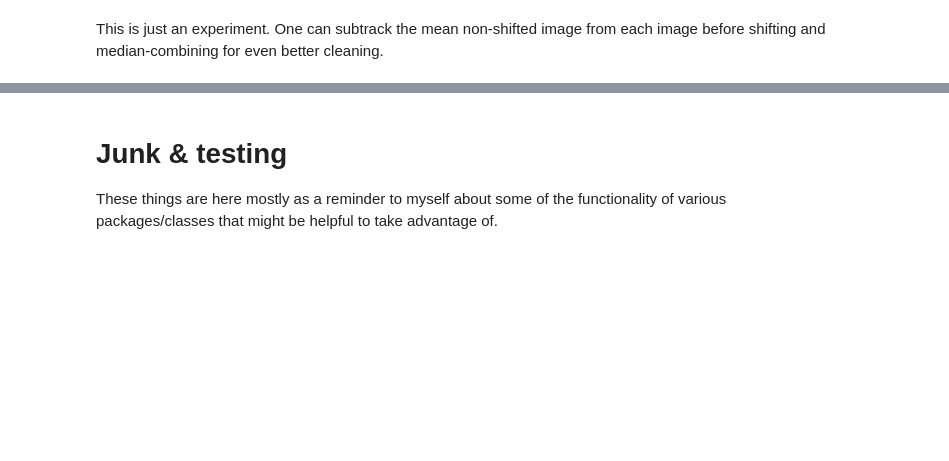
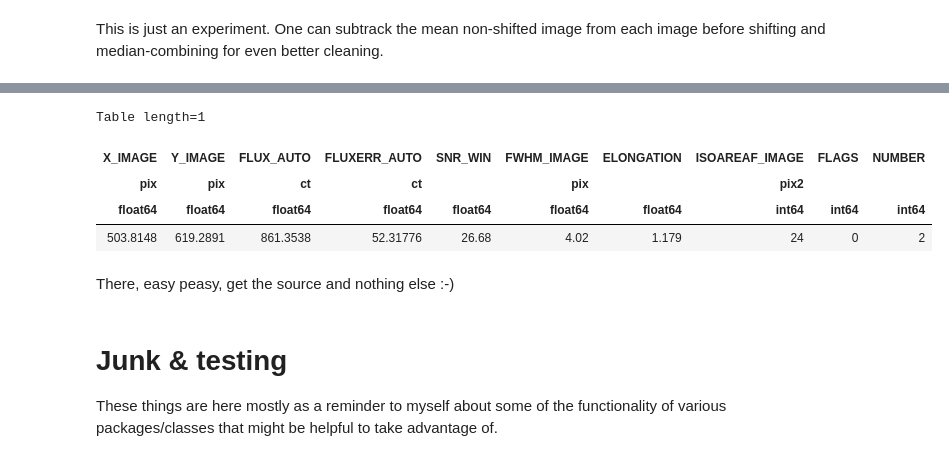
Before and after one commit to matthewjohnpayne/shifty, a Jupyter notebook: notebooks/demo_imagehandler.ipynb, the cells around one changed output, grey strips where cells are left out. Saved outputs shown, nothing was run; the diff lists cells and outputs as text; code cells hidden in the pictures; blank space fills up the shorter version.

```diff
--- a/notebooks/demo_imagehandler.ipynb
+++ b/notebooks/demo_imagehandler.ipynb
@@ -340,3 +405,15 @@ Combining images using median stacking.
+# %%
+idx=[(bin(o['FLAGS'])[-2]!='1') & (o['ELONGATION']<2) for o in out['table']]
+good_sources=out['table'][idx]
+good_sources
+# %% [output]
+Table length=1
+| X_IMAGE | Y_IMAGE | FLUX_AUTO | FLUXERR_AUTO | SNR_WIN | FWHM_IMAGE | ELONGATION | ISOAREAF_IMAGE | FLAGS | NUMBER |
+| pix | pix | ct | ct |  | pix |  | pix2 |  |  |
+| float64 | float64 | float64 | float64 | float64 | float64 | float64 | int64 | int64 | int64 |
+| 503.8148 | 619.2891 | 861.3538 | 52.31776 | 26.68 | 4.02 | 1.179 | 24 | 0 | 2 |
+# %% [markdown]
+There, easy peasy, get the source and nothing else :-)
 # %% [markdown]
 
 
```
Also changed, not shown: parts of 9 cells of this notebook, 1 other file.
